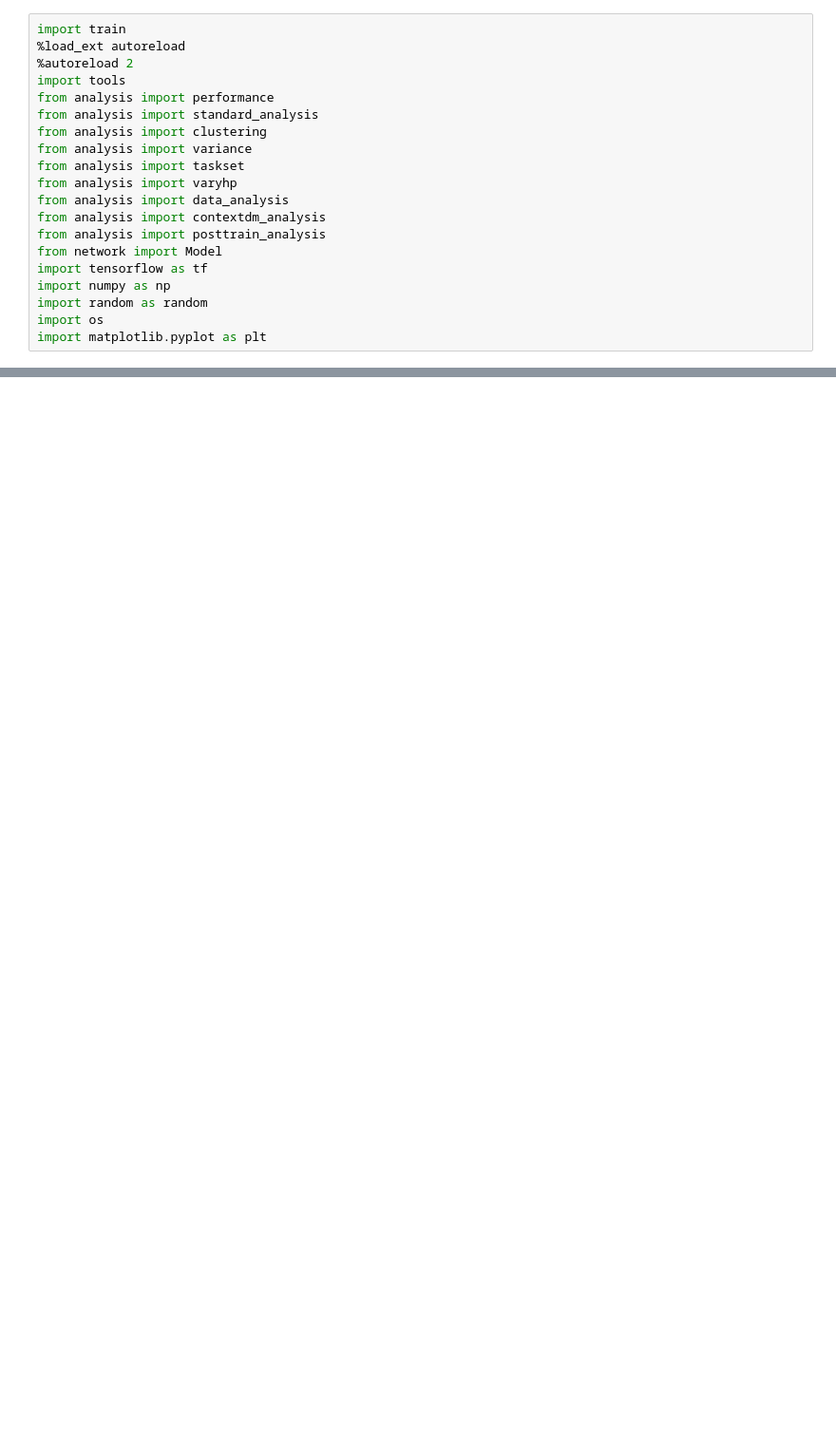
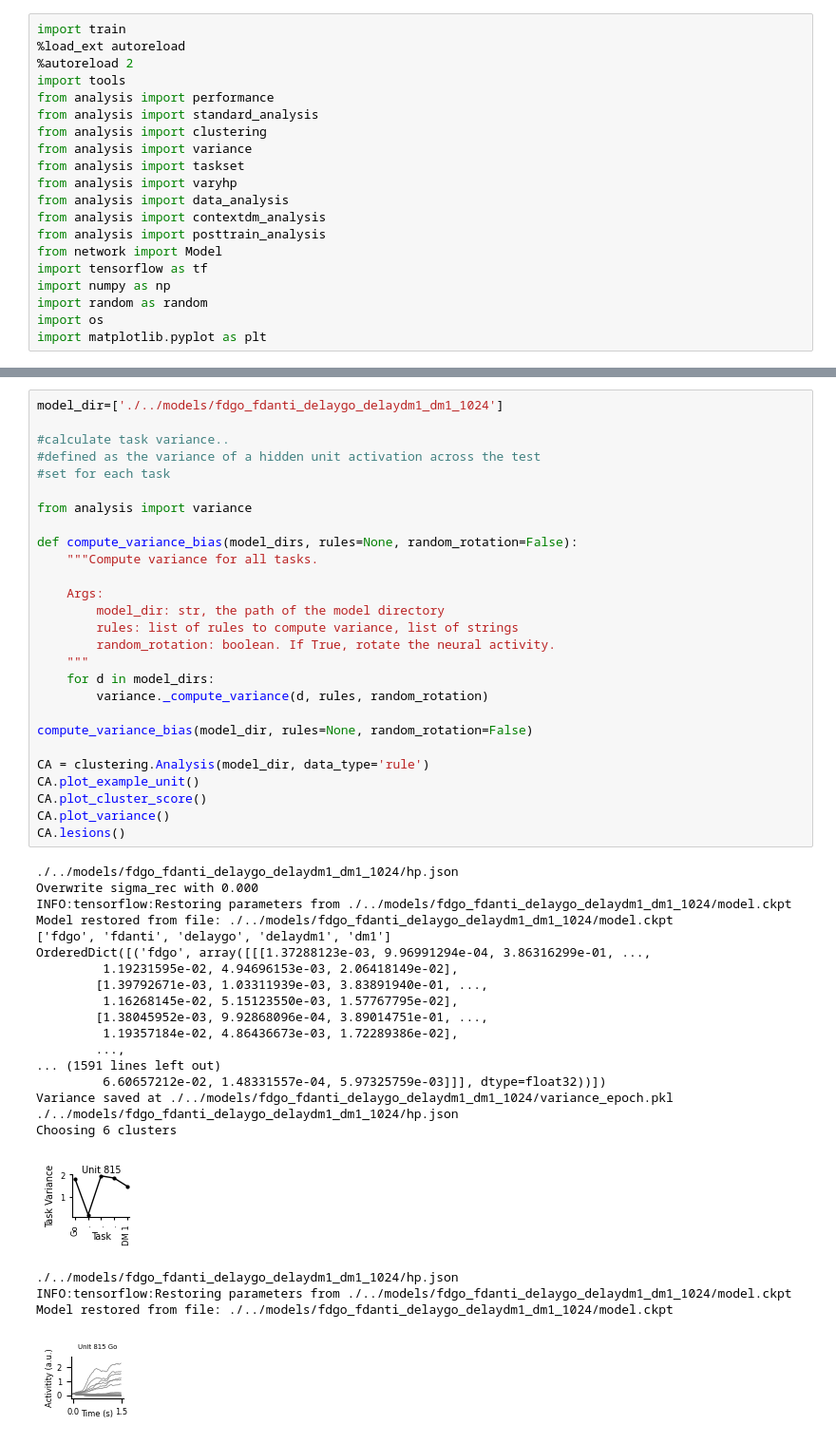
Before and after one commit to burnhamdr/multitask, a Jupyter notebook: rt_visualization.ipynb, the cells around one changed output, grey strips where cells are left out. Shown at 95% size. Cells and saved outputs as stored; diff of their text form; blank space fills up the shorter version.

```diff
--- a/rt_visualization.ipynb
+++ b/rt_visualization.ipynb
@@ -207,0 +317,50 @@ FileNotFoundError: [Errno 2] No such file or directory: './../models/fdanti_dela
+# %%
+model_dir=['./../models/fdgo_fdanti_delaygo_delaydm1_dm1_1024']
+
+#calculate task variance..
+#defined as the variance of a hidden unit activation across the test
+#set for each task
+
+from analysis import variance
+
+def compute_variance_bias(model_dirs, rules=None, random_rotation=False):
+    """Compute variance for all tasks.
+
+    Args:
+        model_dir: str, the path of the model directory
+        rules: list of rules to compute variance, list of strings
+        random_rotation: boolean. If True, rotate the neural activity.
+    """
+    for d in model_dirs:
+        variance._compute_variance(d, rules, random_rotation)
+
+compute_variance_bias(model_dir, rules=None, random_rotation=False)
+
+CA = clustering.Analysis(model_dir, data_type='rule')
+CA.plot_example_unit()
+CA.plot_cluster_score()
+CA.plot_variance()
+CA.lesions()
+# %% [output]
+./../models/fdgo_fdanti_delaygo_delaydm1_dm1_1024/hp.json
+Overwrite sigma_rec with 0.000
+INFO:tensorflow:Restoring parameters from ./../models/fdgo_fdanti_delaygo_delaydm1_dm1_1024/model.ckpt
+Model restored from file: ./../models/fdgo_fdanti_delaygo_delaydm1_dm1_1024/model.ckpt
+['fdgo', 'fdanti', 'delaygo', 'delaydm1', 'dm1']
+OrderedDict([('fdgo', array([[[1.37288123e-03, 9.96991294e-04, 3.86316299e-01, ...,
+         1.19231595e-02, 4.94696153e-03, 2.06418149e-02],
+        [1.39792671e-03, 1.03311939e-03, 3.83891940e-01, ...,
+         1.16268145e-02, 5.15123550e-03, 1.57767795e-02],
+        [1.38045952e-03, 9.92868096e-04, 3.89014751e-01, ...,
+         1.19357184e-02, 4.86436673e-03, 1.72289386e-02],
+        ...,
+... (1591 lines left out)
+         6.60657212e-02, 1.48331557e-04, 5.97325759e-03]]], dtype=float32))])
+Variance saved at ./../models/fdgo_fdanti_delaygo_delaydm1_dm1_1024/variance_epoch.pkl
+./../models/fdgo_fdanti_delaygo_delaydm1_dm1_1024/hp.json
+Choosing 6 clusters
+[figure, added]
+./../models/fdgo_fdanti_delaygo_delaydm1_dm1_1024/hp.json
+INFO:tensorflow:Restoring parameters from ./../models/fdgo_fdanti_delaygo_delaydm1_dm1_1024/model.ckpt
+Model restored from file: ./../models/fdgo_fdanti_delaygo_delaydm1_dm1_1024/model.ckpt
+[figure, added]
```
Also changed, not shown: parts of 20 cells of this notebook, 43 other files.
